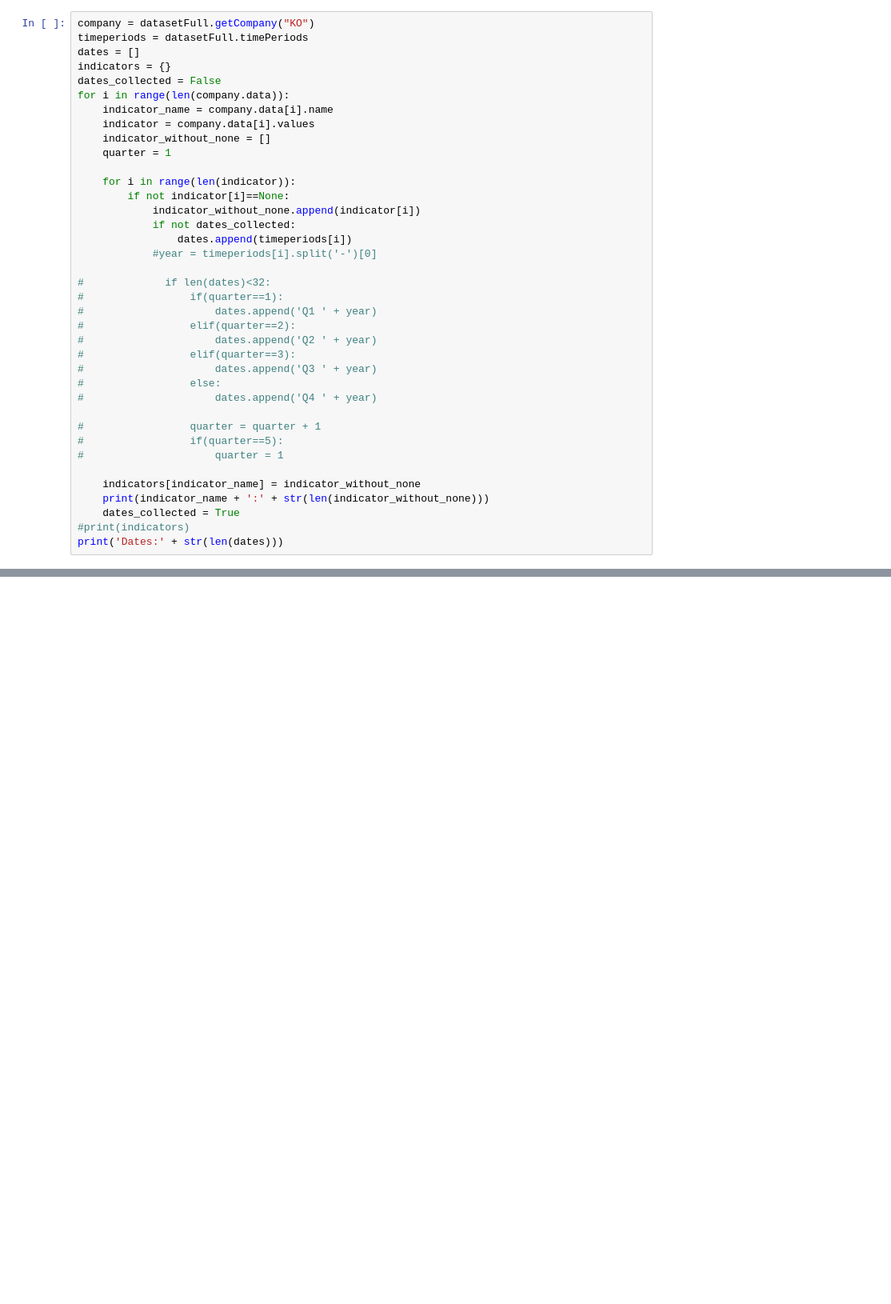
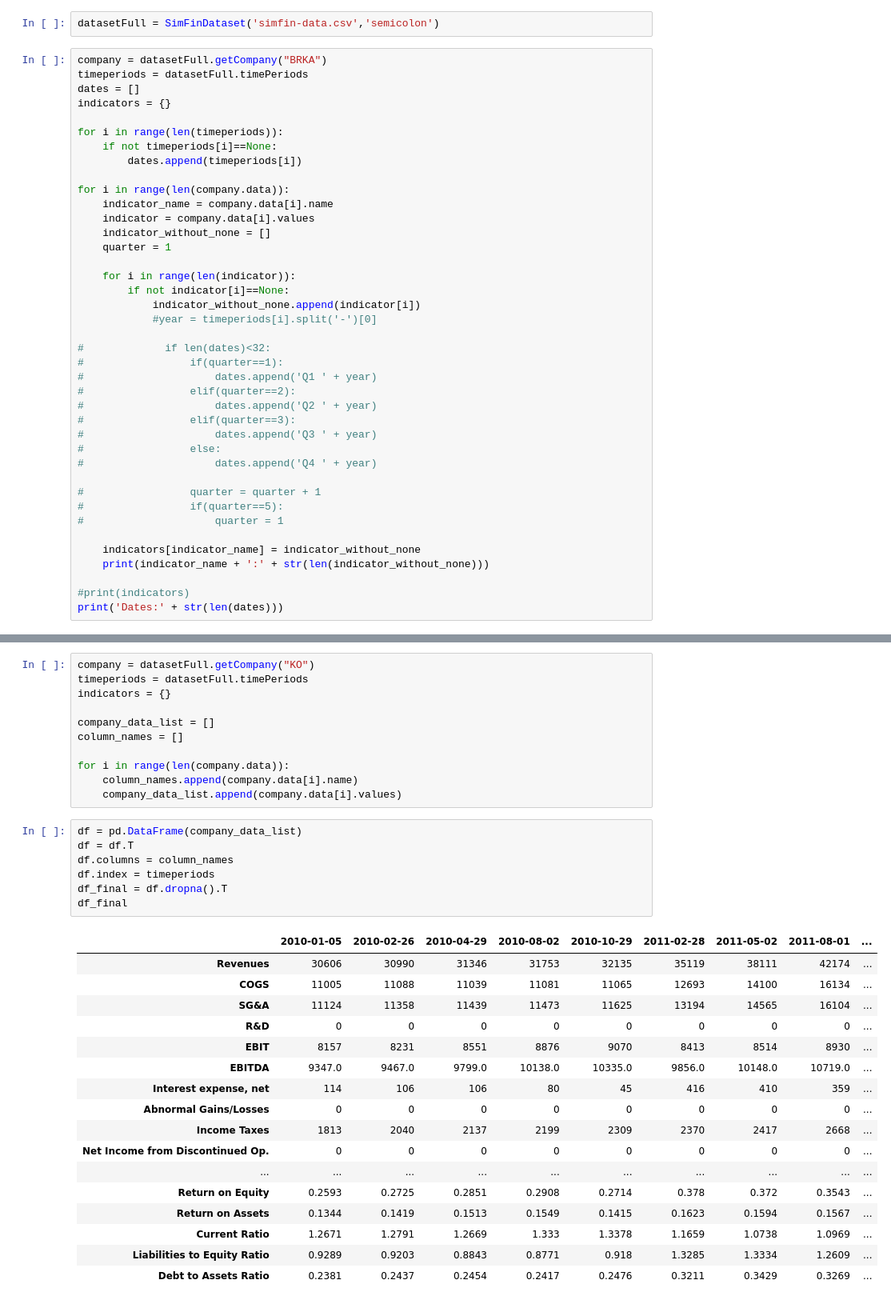
Before and after one commit to linuxster/financial-statements-analysis, a Jupyter notebook: Company analysis.ipynb, the cells around one changed output, grey strips where cells are left out. Shown at 80% size. Cells and saved outputs as stored; diff of their text form; blank space fills up the shorter version.

Commit message:
Done with getting data in tabular format datewise

```diff
--- a/Company analysis.ipynb
+++ b/Company analysis.ipynb
@@ -226,9 +226,15 @@ with open('datasetFull.pkl', 'rb') as input:
+# %%
+datasetFull = SimFinDataset('simfin-data.csv','semicolon')
 # %%
-company = datasetFull.getCompany("KO")
+company = datasetFull.getCompany("BRKA")
 timeperiods = datasetFull.timePeriods
 dates = []
 indicators = {}
-dates_collected = False
+
+for i in range(len(timeperiods)):
+    if not timeperiods[i]==None:
+        dates.append(timeperiods[i])
+
 for i in range(len(company.data)):
     indicator_name = company.data[i].name
     indicator = company.data[i].values
@@ -238,8 +244,6 @@ for i in range(len(company.data)):
     for i in range(len(indicator)):
         if not indicator[i]==None:
             indicator_without_none.append(indicator[i])
-            if not dates_collected:
-                dates.append(timeperiods[i])
             #year = timeperiods[i].split('-')[0]
 
 #             if len(dates)<32:
@@ -258,7 +262,7 @@ for i in range(len(company.data)):
 
     indicators[indicator_name] = indicator_without_none
     print(indicator_name + ':' + str(len(indicator_without_none)))
-    dates_collected = True
+
 #print(indicators)
 print('Dates:' + str(len(dates)))
 # %% [output]
@@ -281,0 +286,36 @@ Dates:33
+# %%
+company = datasetFull.getCompany("KO")
+timeperiods = datasetFull.timePeriods
+indicators = {}
+
+company_data_list = []
+column_names = []
+
+for i in range(len(company.data)):
+    column_names.append(company.data[i].name)
+    company_data_list.append(company.data[i].values)
+# %%
+df = pd.DataFrame(company_data_list)
+df = df.T
+df.columns = column_names
+df.index = timeperiods
+df_final = df.dropna().T
+df_final
+# %% [output]
+|  | 2010-01-05 | 2010-02-26 | 2010-04-29 | 2010-08-02 | 2010-10-29 | 2011-02-28 | 2011-05-02 | 2011-08-01 | ... |
+| Revenues | 30606 | 30990 | 31346 | 31753 | 32135 | 35119 | 38111 | 42174 | ... |
+| COGS | 11005 | 11088 | 11039 | 11081 | 11065 | 12693 | 14100 | 16134 | ... |
+| SG&A | 11124 | 11358 | 11439 | 11473 | 11625 | 13194 | 14565 | 16104 | ... |
+| R&D | 0 | 0 | 0 | 0 | 0 | 0 | 0 | 0 | ... |
+| EBIT | 8157 | 8231 | 8551 | 8876 | 9070 | 8413 | 8514 | 8930 | ... |
+| EBITDA | 9347.0 | 9467.0 | 9799.0 | 10138.0 | 10335.0 | 9856.0 | 10148.0 | 10719.0 | ... |
+| Interest expense, net | 114 | 106 | 106 | 80 | 45 | 416 | 410 | 359 | ... |
+| Abnormal Gains/Losses | 0 | 0 | 0 | 0 | 0 | 0 | 0 | 0 | ... |
+| Income Taxes | 1813 | 2040 | 2137 | 2199 | 2309 | 2370 | 2417 | 2668 | ... |
+| Net Income from Discontinued Op. | 0 | 0 | 0 | 0 | 0 | 0 | 0 | 0 | ... |
+| ... | ... | ... | ... | ... | ... | ... | ... | ... | ... |
+| Return on Equity | 0.2593 | 0.2725 | 0.2851 | 0.2908 | 0.2714 | 0.378 | 0.372 | 0.3543 | ... |
+| Return on Assets | 0.1344 | 0.1419 | 0.1513 | 0.1549 | 0.1415 | 0.1623 | 0.1594 | 0.1567 | ... |
+| Current Ratio | 1.2671 | 1.2791 | 1.2669 | 1.333 | 1.3378 | 1.1659 | 1.0738 | 1.0969 | ... |
+| Liabilities to Equity Ratio | 0.9289 | 0.9203 | 0.8843 | 0.8771 | 0.918 | 1.3285 | 1.3334 | 1.2609 | ... |
+| Debt to Assets Ratio | 0.2381 | 0.2437 | 0.2454 | 0.2417 | 0.2476 | 0.3211 | 0.3429 | 0.3269 | ... |
```
Also changed, not shown: parts of 5 cells of this notebook.
